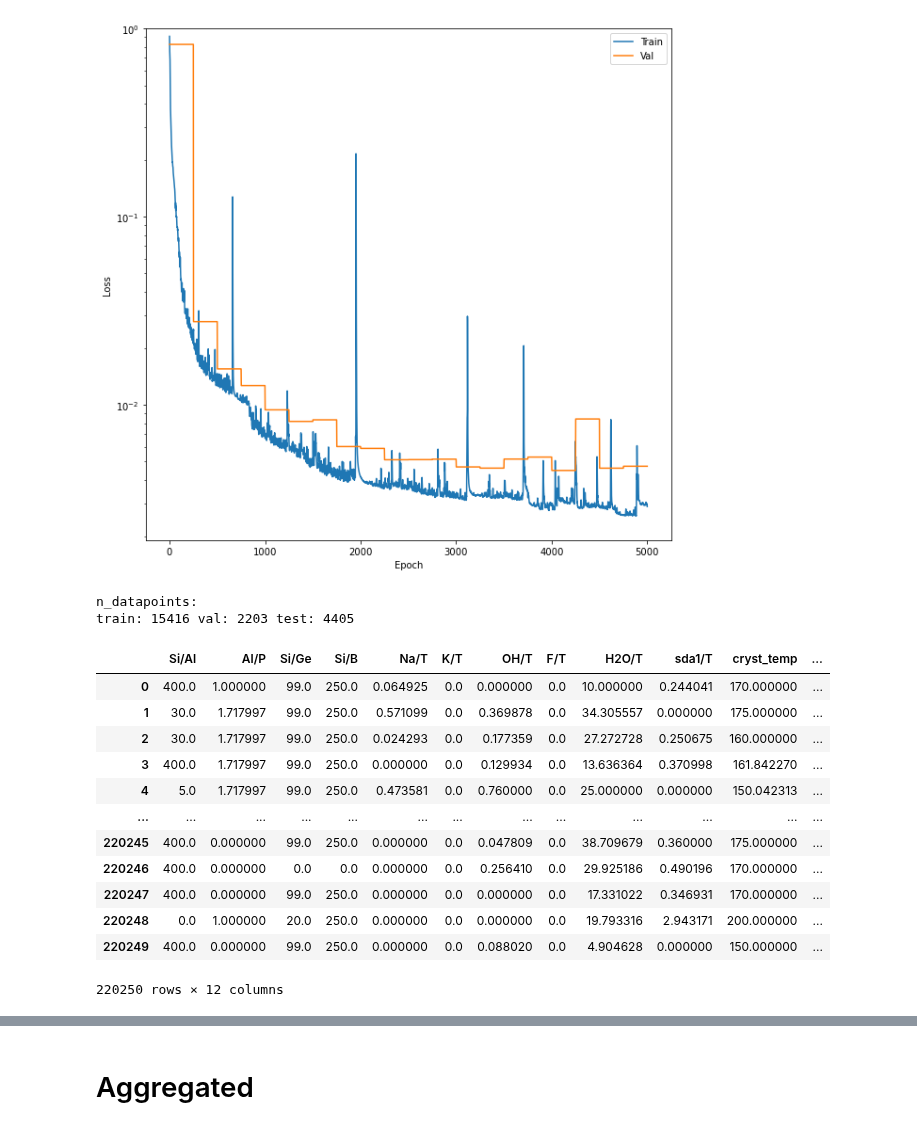
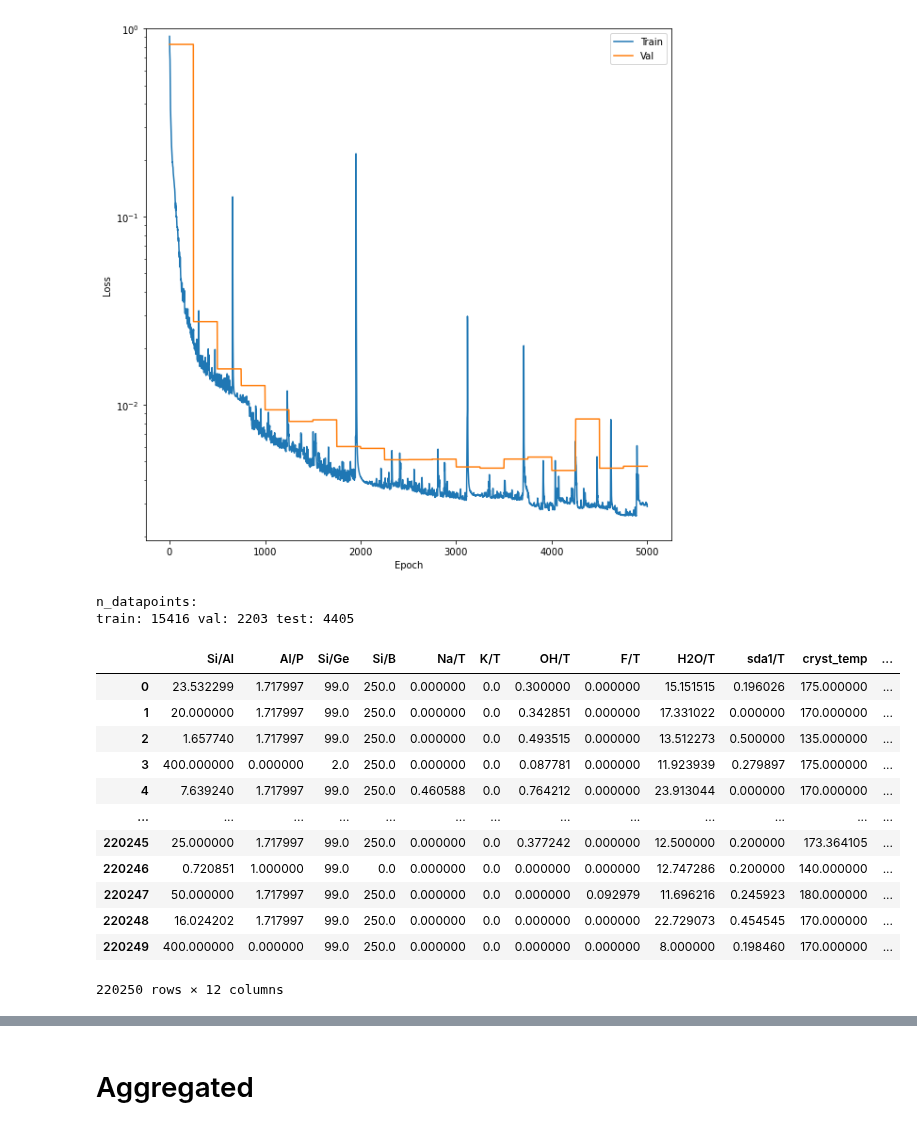
Before and after one commit to eltonpan/zeosyn_gen, a Jupyter notebook: visualize_training.ipynb, the cells around one changed output, grey strips where cells are left out. Drawn from its saved outputs; the diff is of its cells as text; code cells hidden in the pictures.

```diff
--- a/visualize_training.ipynb
+++ b/visualize_training.ipynb
@@ -15,14 +17,14 @@ fname = 'test-1'
 # %%
 # Load configs
-with open(f'runs/cvae/{fname}/configs.json') as f:
+with open(f'runs/{model_type}/{split}/{fname}/configs.json') as f:
     configs = json.load(f)
-with open(f"runs/cvae/{fname}/train_loss_list.pkl", 'rb') as f: # load dataset
+with open(f"runs/{model_type}/{split}/{fname}/train_loss_list.pkl", 'rb') as f: # load dataset
     train_loss_list = pickle.load(f)
-with open(f"runs/cvae/{fname}/recons_loss_list.pkl", 'rb') as f: # load dataset
+with open(f"runs/{model_type}/{split}/{fname}/recons_loss_list.pkl", 'rb') as f: # load dataset
     recons_loss_list = pickle.load(f)
-with open(f"runs/cvae/{fname}/kld_loss_list.pkl", 'rb') as f: # load dataset
+with open(f"runs/{model_type}/{split}/{fname}/kld_loss_list.pkl", 'rb') as f: # load dataset
     kld_loss_list = pickle.load(f)
-with open(f"runs/cvae/{fname}/val_loss_list.pkl", 'rb') as f: # load dataset
+with open(f"runs/{model_type}/{split}/{fname}/val_loss_list.pkl", 'rb') as f: # load dataset
     val_loss_list = pickle.load(f)
 # %%
 # Train/val loss fig
@@ -42,46 +43,47 @@ Invalid limit will be ignored.
 [figure]
 # %%
 # Load model
-model = CVAE()
-model.load_state_dict(torch.load(f'runs/cvae/{fname}/best_model.pt', map_location=configs['device']))
+model = CVAEv1()
+model.load_state_dict(torch.load(f'runs/{model_type}/{split}/{fname}/best_model.pt', map_location=configs['device']))
 model = model.to(configs['device'])
 model.eval()
 
 # Load test set
 with open(f'data/ZeoSynGen_dataset.pkl', 'rb') as f: # load dataset
     dataset = pickle.load(f)
 _, _, test_dataset = dataset.train_val_test_split(mode='random', both_graph_feat_present=True, random_state=0) # Note, here we filter out points with no graph/feature present for either zeolite and OSDA
 
 # Get test zeolites and OSDAs
 zeo, osda = test_dataset[5], test_dataset[15]
 
-# Predict
+# Predict synthesis conditions
 zeo = repeat(zeo, 'n d -> (repeat n) d', repeat = 50)
 osda = repeat(osda, 'n d -> (repeat n) d', repeat = 50)
 zeo, osda = zeo.to(configs['device']), osda.to(configs['device'])
 syn_pred = torch.tensor(model.predict(zeo, osda).cpu().detach().numpy())
 
-# Scale back
+# Scale synthesis conditions back
 for ratio_idx, ratio in enumerate(dataset.ratio_names+dataset.cond_names):
     qt = dataset.qts[ratio] # load quantile transformer
     syn_pred[:,ratio_idx] = torch.tensor(qt.inverse_transform(syn_pred[:,ratio_idx].reshape(-1, 1))).reshape(-1) # transform back
 syn_pred = pd.DataFrame(syn_pred, columns=dataset.ratio_names+dataset.cond_names)
+syn_pred.to_csv(f'runs/{model_type}/{split}/{fname}/syn_pred_agg.csv', index=False) # Save synthetic predictions
 syn_pred
 # %% [output]
 n_datapoints:
 train: 15416 val: 2203 test: 4405
 |  | Si/Al | Al/P | Si/Ge | Si/B | Na/T | K/T | OH/T | F/T | H2O/T | sda1/T | cryst_temp | ... |
-| 0 | 400.0 | 1.000000 | 99.0 | 250.0 | 0.064925 | 0.0 | 0.000000 | 0.0 | 10.000000 | 0.244041 | 170.000000 | ... |
-| 1 | 30.0 | 1.717997 | 99.0 | 250.0 | 0.571099 | 0.0 | 0.369878 | 0.0 | 34.305557 | 0.000000 | 175.000000 | ... |
-| 2 | 30.0 | 1.717997 | 99.0 | 250.0 | 0.024293 | 0.0 | 0.177359 | 0.0 | 27.272728 | 0.250675 | 160.000000 | ... |
-| 3 | 400.0 | 1.717997 | 99.0 | 250.0 | 0.000000 | 0.0 | 0.129934 | 0.0 | 13.636364 | 0.370998 | 161.842270 | ... |
-| 4 | 5.0 | 1.717997 | 99.0 | 250.0 | 0.473581 | 0.0 | 0.760000 | 0.0 | 25.000000 | 0.000000 | 150.042313 | ... |
+| 0 | 23.532299 | 1.717997 | 99.0 | 250.0 | 0.000000 | 0.0 | 0.300000 | 0.000000 | 15.151515 | 0.196026 | 175.000000 | ... |
+| 1 | 20.000000 | 1.717997 | 99.0 | 250.0 | 0.000000 | 0.0 | 0.342851 | 0.000000 | 17.331022 | 0.000000 | 170.000000 | ... |
+| 2 | 1.657740 | 1.717997 | 99.0 | 250.0 | 0.000000 | 0.0 | 0.493515 | 0.000000 | 13.512273 | 0.500000 | 135.000000 | ... |
+| 3 | 400.000000 | 0.000000 | 2.0 | 250.0 | 0.000000 | 0.0 | 0.087781 | 0.000000 | 11.923939 | 0.279897 | 175.000000 | ... |
+| 4 | 7.639240 | 1.717997 | 99.0 | 250.0 | 0.460588 | 0.0 | 0.764212 | 0.000000 | 23.913044 | 0.000000 | 170.000000 | ... |
 | ... | ... | ... | ... | ... | ... | ... | ... | ... | ... | ... | ... | ... |
-| 220245 | 400.0 | 0.000000 | 99.0 | 250.0 | 0.000000 | 0.0 | 0.047809 | 0.0 | 38.709679 | 0.360000 | 175.000000 | ... |
-| 220246 | 400.0 | 0.000000 | 0.0 | 0.0 | 0.000000 | 0.0 | 0.256410 | 0.0 | 29.925186 | 0.490196 | 170.000000 | ... |
-| 220247 | 400.0 | 0.000000 | 99.0 | 250.0 | 0.000000 | 0.0 | 0.000000 | 0.0 | 17.331022 | 0.346931 | 170.000000 | ... |
-| 220248 | 0.0 | 1.000000 | 20.0 | 250.0 | 0.000000 | 0.0 | 0.000000 | 0.0 | 19.793316 | 2.943171 | 200.000000 | ... |
-| 220249 | 400.0 | 0.000000 | 99.0 | 250.0 | 0.000000 | 0.0 | 0.088020 | 0.0 | 4.904628 | 0.000000 | 150.000000 | ... |
+| 220245 | 25.000000 | 1.717997 | 99.0 | 250.0 | 0.000000 | 0.0 | 0.377242 | 0.000000 | 12.500000 | 0.200000 | 173.364105 | ... |
+| 220246 | 0.720851 | 1.000000 | 99.0 | 0.0 | 0.000000 | 0.0 | 0.000000 | 0.000000 | 12.747286 | 0.200000 | 140.000000 | ... |
+| 220247 | 50.000000 | 1.717997 | 99.0 | 250.0 | 0.000000 | 0.0 | 0.000000 | 0.092979 | 11.696216 | 0.245923 | 180.000000 | ... |
+| 220248 | 16.024202 | 1.717997 | 99.0 | 250.0 | 0.000000 | 0.0 | 0.000000 | 0.000000 | 22.729073 | 0.454545 | 170.000000 | ... |
+| 220249 | 400.000000 | 0.000000 | 99.0 | 250.0 | 0.000000 | 0.0 | 0.000000 | 0.000000 | 8.000000 | 0.198460 | 170.000000 | ... |
 220250 rows × 12 columns
 # %%
 # Get ground truth
```
Also changed, not shown: parts of 5 cells of this notebook, 22 other files.
